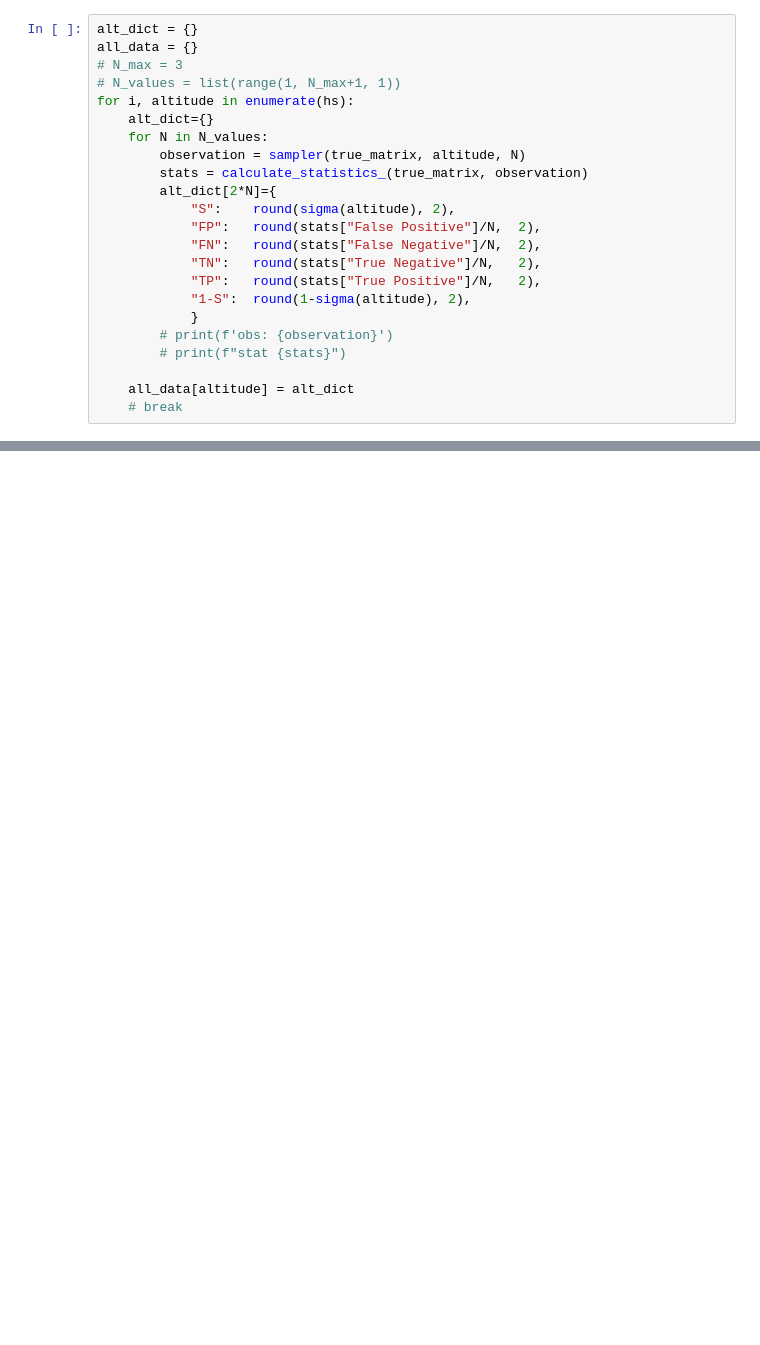
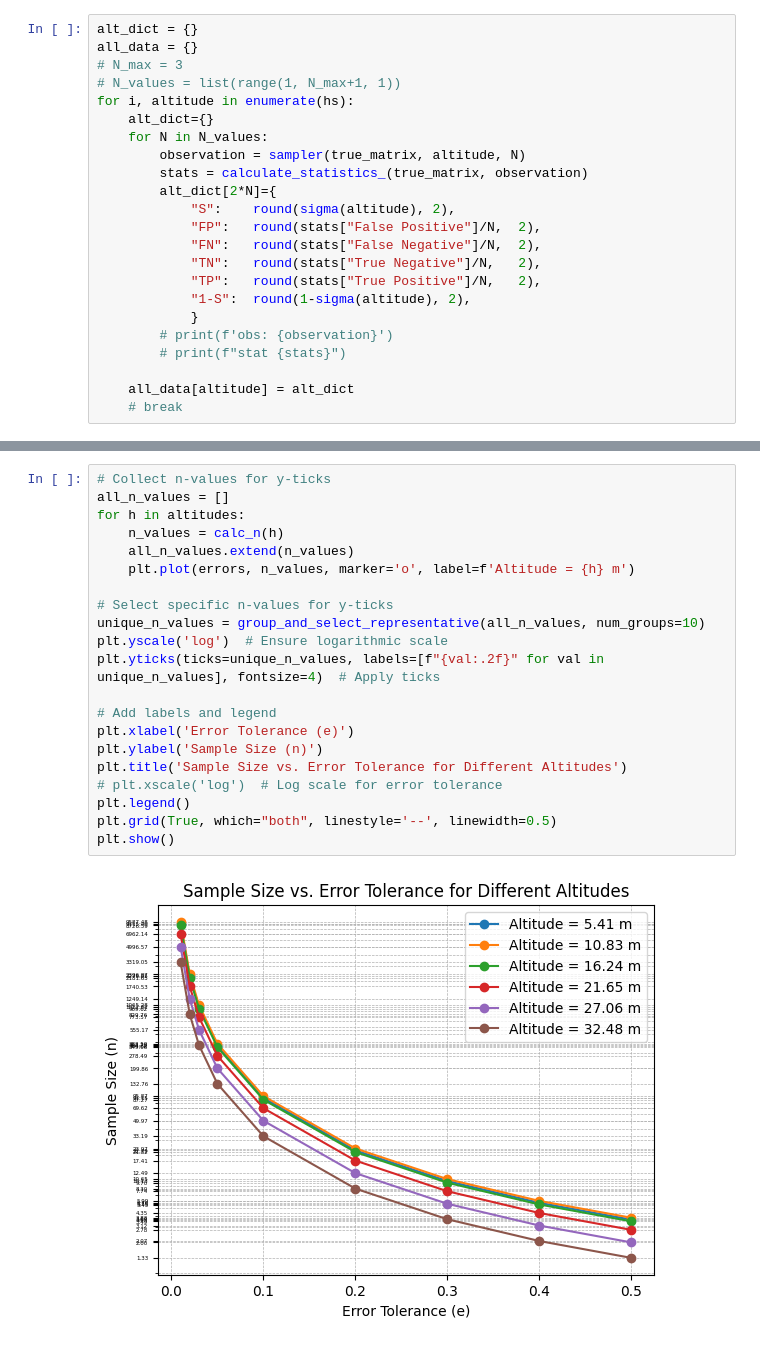
Before and after one commit to botastark/multi-horizon, a Jupyter notebook: src/sampler.ipynb, the cells around one changed output, grey strips where cells are left out. Saved outputs shown, nothing was run; the diff lists cells and outputs as text; blank space fills up the shorter version.

```diff
--- a/src/sampler.ipynb
+++ b/src/sampler.ipynb
@@ -117,0 +187,23 @@ dict_keys([5.41, 10.83, 16.24, 21.65, 27.06, 32.48])
+# %%
+# Collect n-values for y-ticks
+all_n_values = []
+for h in altitudes:
+    n_values = calc_n(h)
+    all_n_values.extend(n_values)
+    plt.plot(errors, n_values, marker='o', label=f'Altitude = {h} m')
+
+# Select specific n-values for y-ticks
+unique_n_values = group_and_select_representative(all_n_values, num_groups=10)
+plt.yscale('log')  # Ensure logarithmic scale
+plt.yticks(ticks=unique_n_values, labels=[f"{val:.2f}" for val in unique_n_values], fontsize=4)  # Apply ticks
+
+# Add labels and legend
+plt.xlabel('Error Tolerance (e)')
+plt.ylabel('Sample Size (n)')
+plt.title('Sample Size vs. Error Tolerance for Different Altitudes')
+# plt.xscale('log')  # Log scale for error tolerance
+plt.legend()
+plt.grid(True, which="both", linestyle='--', linewidth=0.5)
+plt.show()
+# %% [output]
+[figure, added]
```
Also changed, not shown: parts of 7 cells of this notebook.
